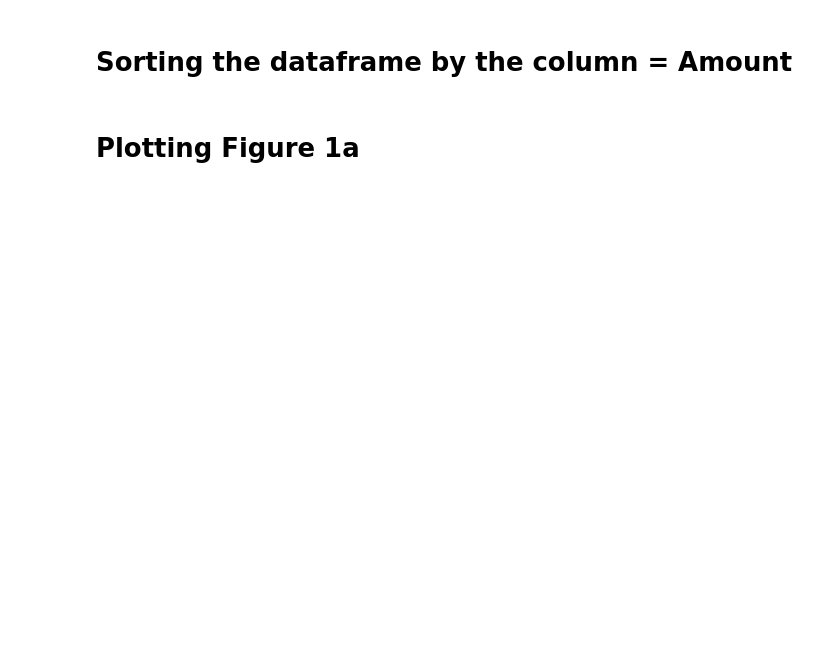
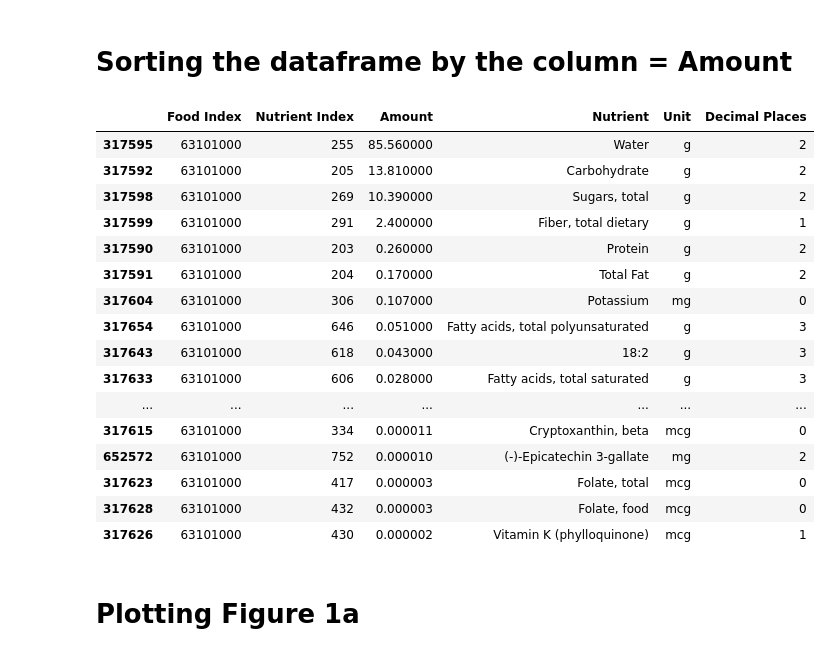
Before and after one commit to oberoir080/NutrientEDA, a Jupyter notebook: CSV_Generator_py/Figures.ipynb, the cells around one changed output. Drawn from its saved outputs; the diff is of its cells as text; code cells hidden in the pictures; blank space fills up the shorter version.

```diff
--- a/CSV_Generator_py/Figures.ipynb
+++ b/CSV_Generator_py/Figures.ipynb
@@ -51,9 +68,31 @@ figure1_a
 # %% [markdown]
 # Sorting the dataframe by the column = Amount
 # %%
-figure1_a['Amount_x'] = figure1_a.apply(convert_to_grams, axis = 1)
-figure1_a = figure1_a[figure1_a['Amount_x'] != 0].sort_values(by='Amount_x', ascending=False)
+figure1_a = FNDDS_df
+figure1_a = figure1_a.append(Flavonoids_df, ignore_index=True)
+figure1_a.drop(columns = ['Food','Nutrient Category'],inplace= True)
+figure1_a['Amount'] = figure1_a.apply(convert_to_grams, axis = 1)
+figure1_a = figure1_a[figure1_a['Food Index'] == 63101000]
+figure1_a = figure1_a[figure1_a['Amount'] != 0].sort_values(by='Amount', ascending=False)
 figure1_a
+# %% [output]
+|  | Food Index | Nutrient Index | Amount | Nutrient | Unit | Decimal Places |
+| 317595 | 63101000 | 255 | 85.560000 | Water | g | 2 |
+| 317592 | 63101000 | 205 | 13.810000 | Carbohydrate | g | 2 |
+| 317598 | 63101000 | 269 | 10.390000 | Sugars, total | g | 2 |
+| 317599 | 63101000 | 291 | 2.400000 | Fiber, total dietary | g | 1 |
+| 317590 | 63101000 | 203 | 0.260000 | Protein | g | 2 |
+| 317591 | 63101000 | 204 | 0.170000 | Total Fat | g | 2 |
+| 317604 | 63101000 | 306 | 0.107000 | Potassium | mg | 0 |
+| 317654 | 63101000 | 646 | 0.051000 | Fatty acids, total polyunsaturated | g | 3 |
+| 317643 | 63101000 | 618 | 0.043000 | 18:2 | g | 3 |
+| 317633 | 63101000 | 606 | 0.028000 | Fatty acids, total saturated | g | 3 |
+| ... | ... | ... | ... | ... | ... | ... |
+| 317615 | 63101000 | 334 | 0.000011 | Cryptoxanthin, beta | mcg | 0 |
+| 652572 | 63101000 | 752 | 0.000010 | (-)-Epicatechin 3-gallate | mg | 2 |
+| 317623 | 63101000 | 417 | 0.000003 | Folate, total | mcg | 0 |
+| 317628 | 63101000 | 432 | 0.000003 | Folate, food | mcg | 0 |
+| 317626 | 63101000 | 430 | 0.000002 | Vitamin K (phylloquinone) | mcg | 1 |
 # %% [markdown]
 # Plotting Figure 1a
 # %%
```
Also changed, not shown: parts of 4 cells of this notebook.
